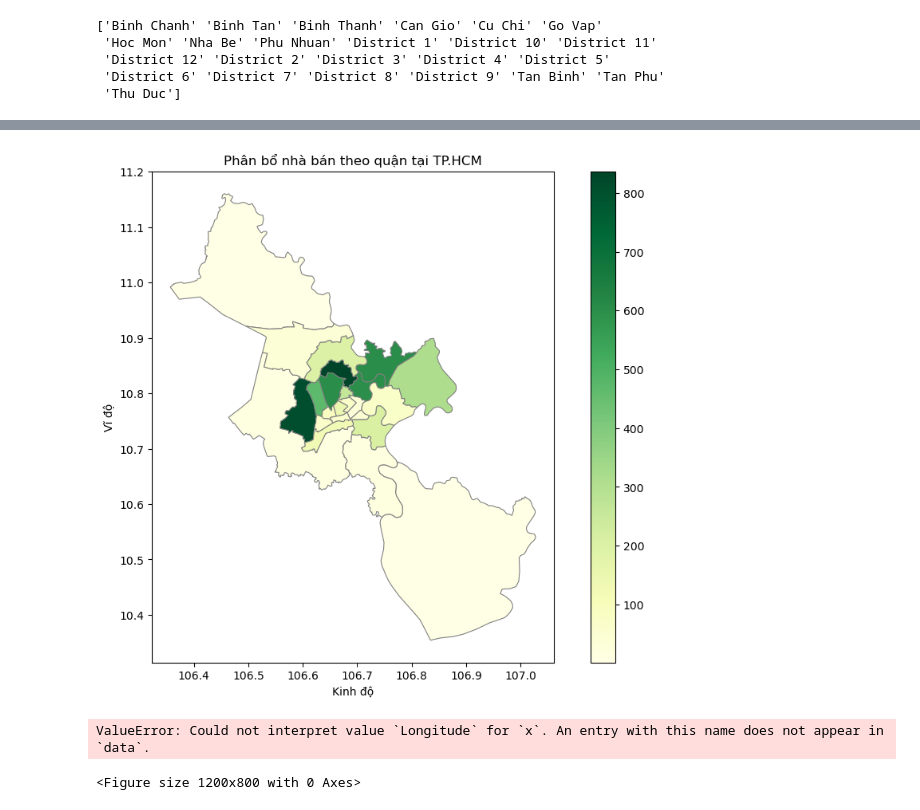
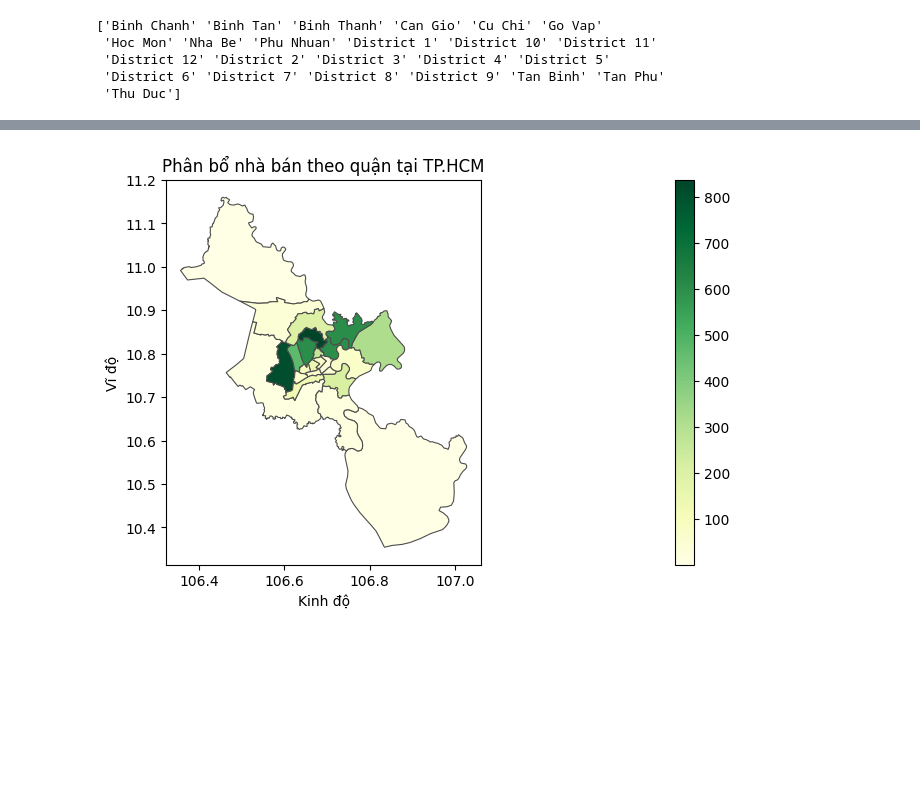
Before and after one commit to vtphatt2/House-Price-Prediction, a Jupyter notebook: KDE/map.ipynb, the cells around one changed output, grey strips where cells are left out. Saved outputs shown, nothing was run; the diff lists cells and outputs as text; code cells hidden in the pictures; blank space fills up the shorter version.

Commit message:
KDE/map.ipynb, Regression/regression_models.ipynb - add map, change plot

```diff
--- a/KDE/map.ipynb
+++ b/KDE/map.ipynb
@@ -47,32 +56,15 @@ district_counts.columns = ['District', 'Counts']
 # %%
 # Hợp nhất dữ liệu số lượng nhà bán với dữ liệu bản đồ hành chính
 gdf = gdf_hcm.merge(district_counts, on='District')
 
 # Vẽ bản đồ nhiệt
-fig, ax = plt.subplots(1, 1, figsize=(12, 8))
+fig, ax = plt.subplots(1, 1, figsize=(50, 5))
 
-gdf.plot(column='Counts', cmap='YlGn', linewidth=0.8, ax=ax, edgecolor='0.5', legend=True)
+gdf.plot(column='Counts', cmap='YlGn', linewidth=0.8, ax=ax, edgecolor='0.3', legend=True)
 
 plt.title('Phân bổ nhà bán theo quận tại TP.HCM')
 plt.xlabel('Kinh độ')
 plt.ylabel('Vĩ độ')
 plt.show()
 # %% [output]
-[figure, old version]
+[figure, new version]
-# %%
-# Tạo biểu đồ KDE
-plt.figure(figsize=(12, 8))
-sns.kdeplot(data=df, x="Longitude", y="Latitude", cmap='Reds', fill=True, thresh=0, levels=100)
-# sns.kdeplot(df['District_encoded'], bw_adjust = 1.5, ax=axes[1],  fill=True, cmap='viridis')
-
-# Vẽ bản đồ hành chính
-ax = gdf.boundary.plot(figsize=(12, 8))
-gdf.plot(column='Counts', cmap='OrRd', linewidth=0.8, ax=ax, edgecolor='0.8', legend=True)
-
-plt.title('Phân bổ nhà bán theo quận tại TP.HCM với KDE')
-plt.xlabel('Kinh độ')
-plt.ylabel('Vĩ độ')
-plt.show()
-# %% [output]
-ValueError: Could not interpret value `Longitude` for `x`. An entry with this name does not appear in `data`.
-<Figure size 1200x800 with 0 Axes>
```
Also changed, not shown: parts of 5 cells of this notebook, 1 other file.
